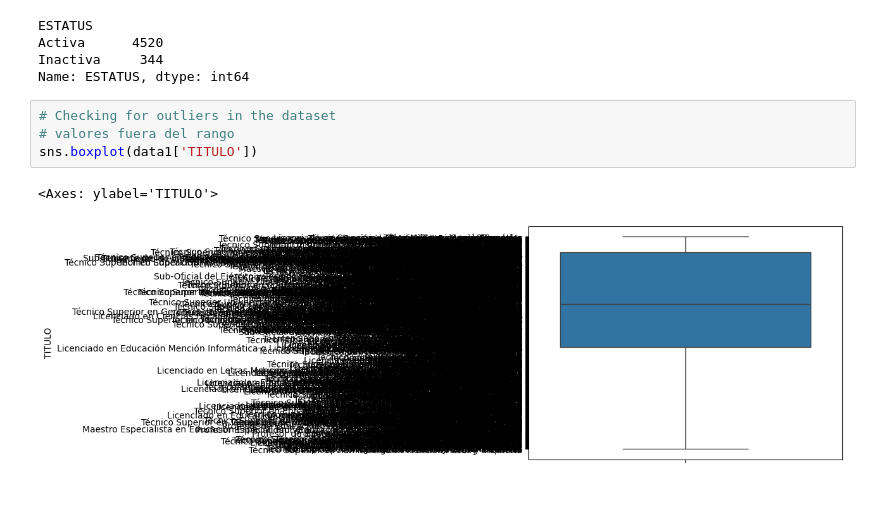
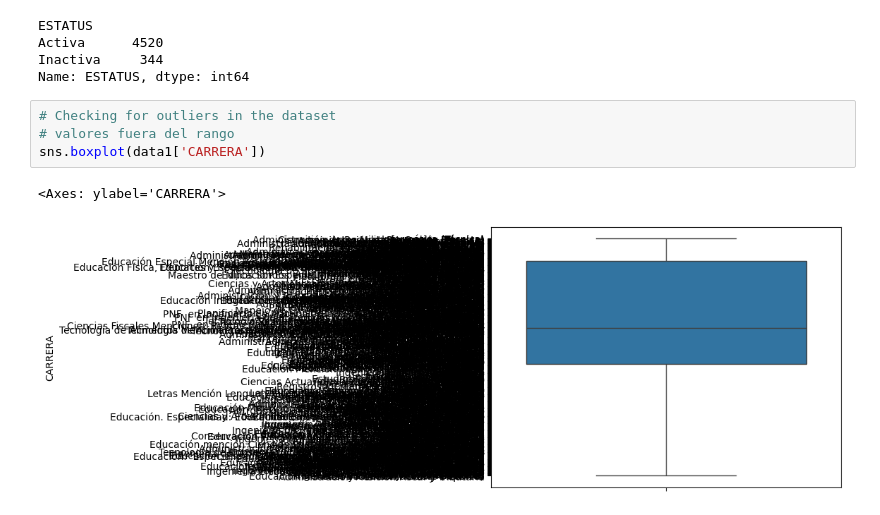
Before and after one commit to SergioAMT/Data-analysis, a Jupyter notebook: oferta_academica_script.ipynb, the cells around one changed output. Cells and saved outputs as stored; diff of their text form.

Commit message:
data analysis

```diff
--- a/oferta_academica_script.ipynb
+++ b/oferta_academica_script.ipynb
@@ -248,7 +267,7 @@ Name: ESTATUS, dtype: int64
 # %%
 # Checking for outliers in the dataset
 # valores fuera del rango
-sns.boxplot(data1['TITULO'])
+sns.boxplot(data1['CARRERA'])
 # %% [output]
-<Axes: ylabel='TITULO'>
+<Axes: ylabel='CARRERA'>
-[figure, old version]
+[figure, new version]
```
Also changed, not shown: parts of 2 cells of this notebook, 4 other files.
